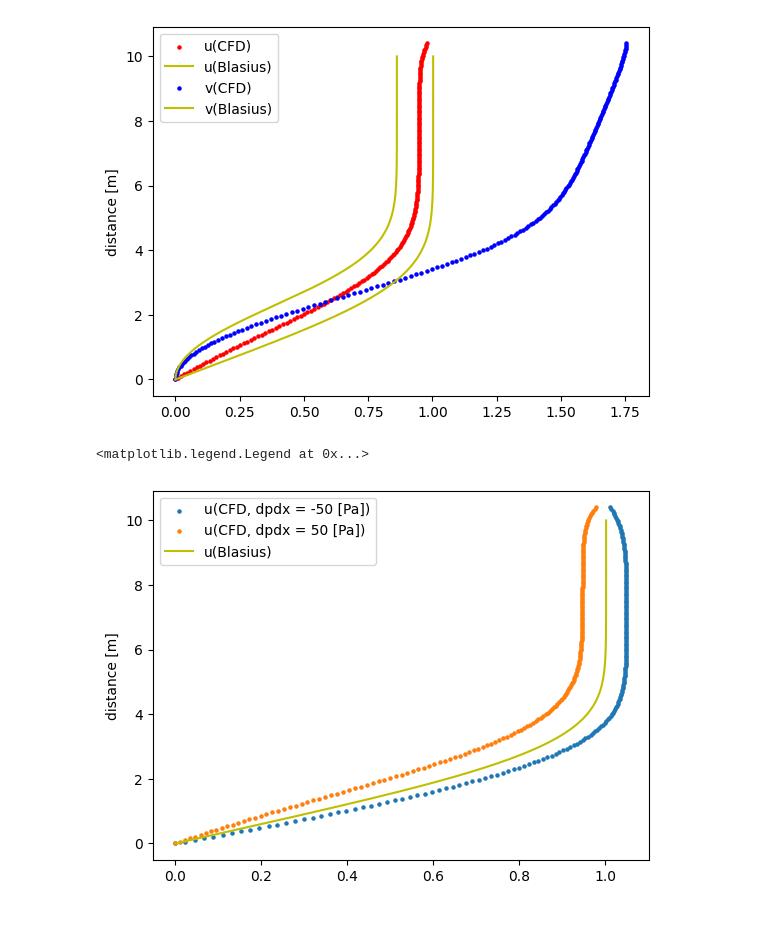
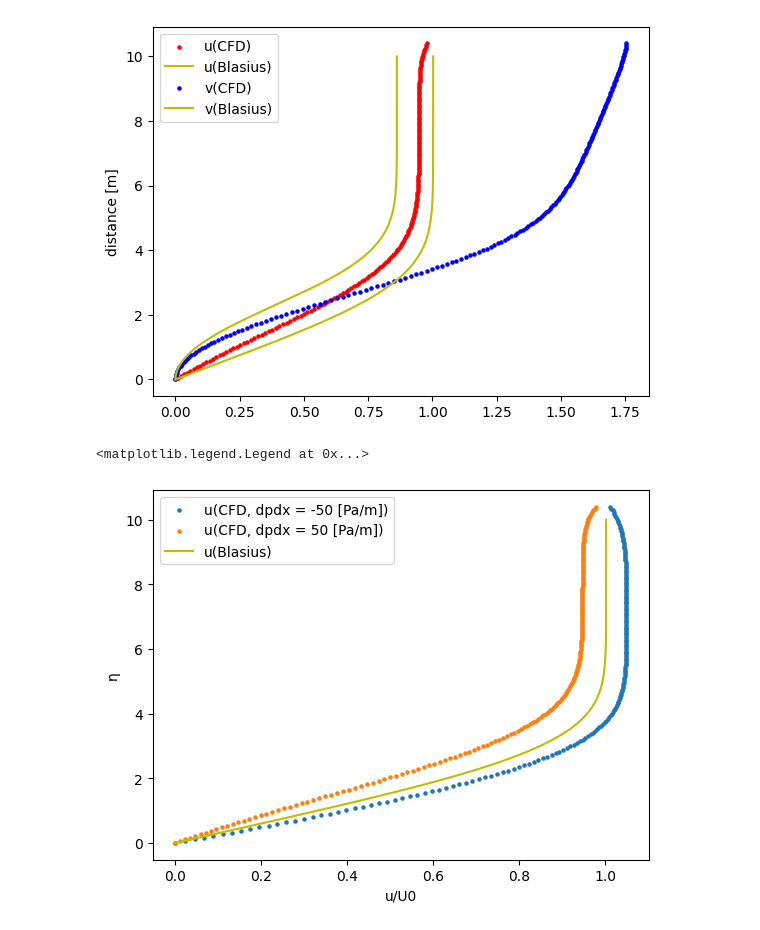
Before and after one commit to LilKoke/CFD, a Jupyter notebook: visualization_exp4.ipynb, the cells around one changed output. Drawn from its saved outputs; the diff is of its cells as text; code cells hidden in the pictures.

```diff
--- a/visualization_exp4.ipynb
+++ b/visualization_exp4.ipynb
@@ -149,12 +149,13 @@ y = np.linspace(0, ymax, len(u_array[-1, 1:-5]))
 uv03 = u_array3[-1, 1:-5] / v0
 eta3 = y * np.sqrt(rou0 * v0 / visc / width)
 # %%
-plt.scatter(uv03, eta, s=5,  label="u(CFD, dpdx = -50 [Pa])")
-plt.scatter(uv0, eta, s=5,  label="u(CFD, dpdx = 50 [Pa])")
+plt.scatter(uv03, eta, s=5,  label="u(CFD, dpdx = -50 [Pa/m])")
+plt.scatter(uv0, eta, s=5,  label="u(CFD, dpdx = 50 [Pa/m])")
 plt.plot(x_array[:,1], Y, c = "y", label = "u(Blasius)")
 plt.legend()
-plt.ylabel("distance [m]")
+plt.xlabel("u/U0")
+plt.ylabel("η")
 plt.legend()
 # %% [output]
 <matplotlib.legend.Legend at 0x...>
-[figure, old version]
+[figure, new version]
```
Also changed, not shown: 7 other files.
